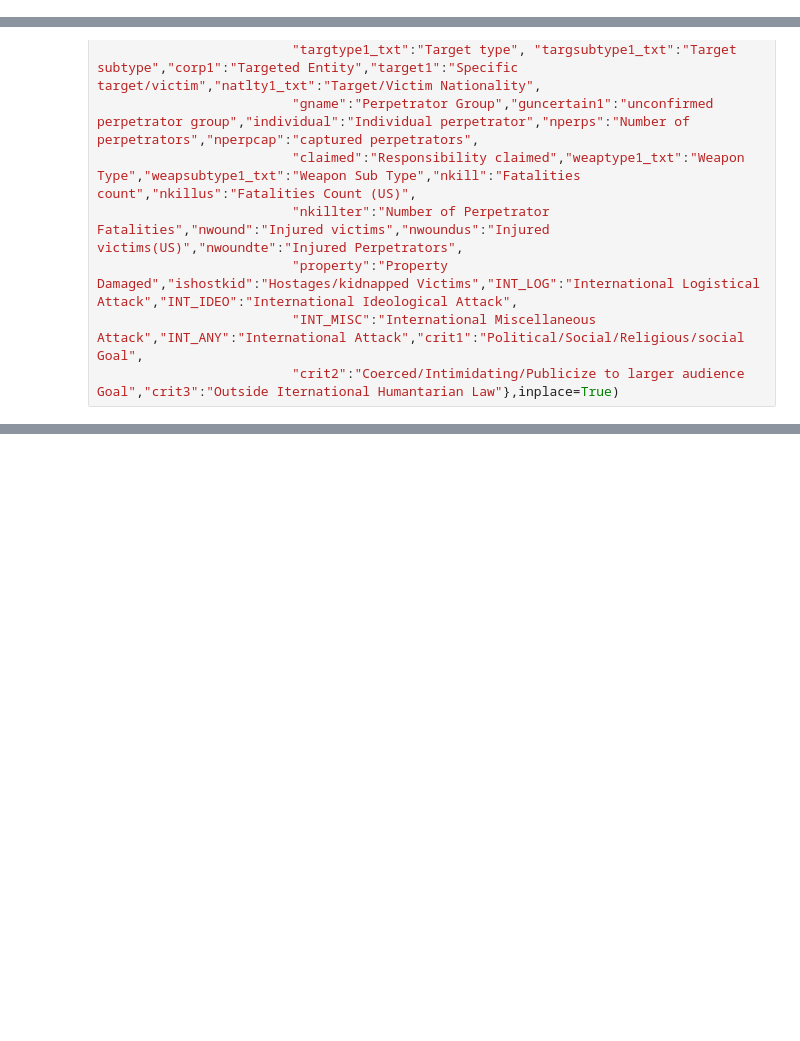
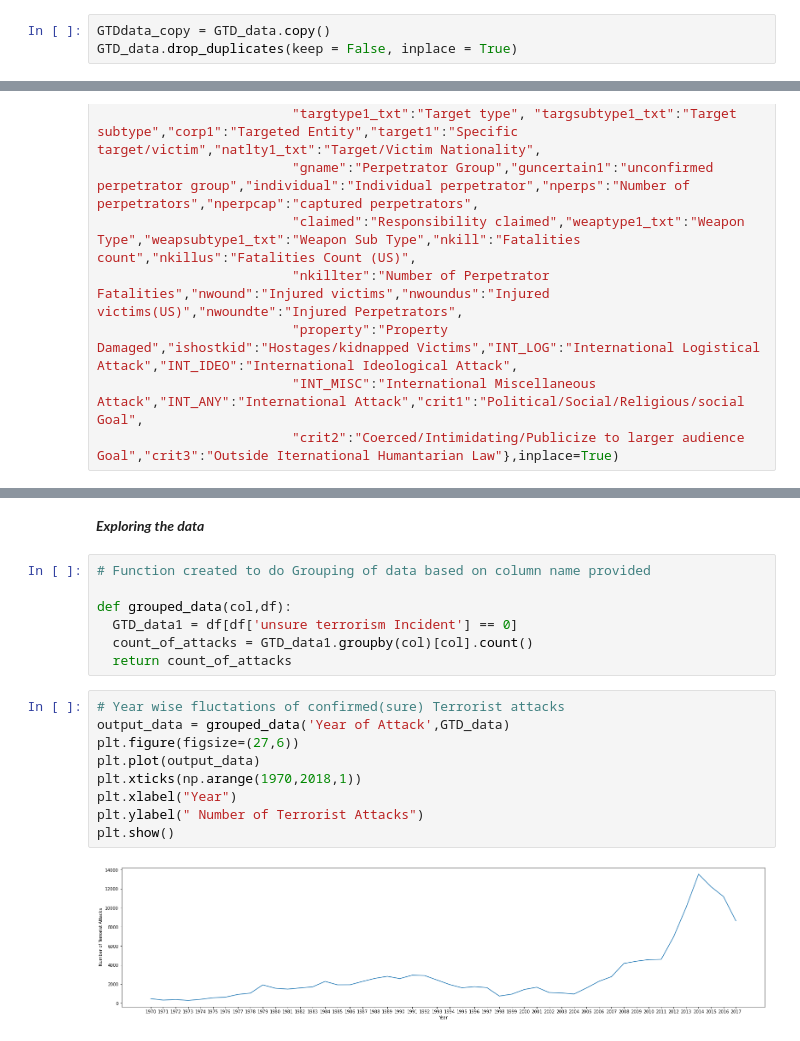
Before and after one commit to SAKSHIDHYANI/Global-Terrorism-Analysis, a Jupyter notebook: Global_Terrorism_Analysis.ipynb, the cells around one changed output, grey strips where cells are left out. Saved outputs shown, nothing was run; the diff lists cells and outputs as text; blank space fills up the shorter version.

Commit message:
Adding visualization plots

```diff
--- a/Global_Terrorism_Analysis.ipynb
+++ b/Global_Terrorism_Analysis.ipynb
@@ -81,5 +83,8 @@ cols_high_nullvalues_count
 cols_high_nullvalues_count.shape
 # %% [output]
 (77, 1)
+# %%
+GTDdata_copy = GTD_data.copy()
+GTD_data.drop_duplicates(keep = False, inplace = True)
 # %%
 #copying the original data into GTDdata to keep an original copy of the data
@@ -250,3 +276,23 @@ GTD_data.head(5)
 | 3 | 1970 | 1 | 0 | Greece | Western Europe | Attica | Athens | ... |
 | 4 | 1970 | 1 | 0 | Japan | East Asia | Fukouka | Fukouka | ... |
 | 5 | 1970 | 1 | 0 | United States | North America | Illinois | Cairo | ... |
+# %% [markdown]
+***Exploring the data***
+# %%
+# Function created to do Grouping of data based on column name provided
+
+def grouped_data(col,df):
+  GTD_data1 = df[df['unsure terrorism Incident'] == 0]
+  count_of_attacks = GTD_data1.groupby(col)[col].count()
+  return count_of_attacks
+# %%
+# Year wise fluctations of confirmed(sure) Terrorist attacks
+output_data = grouped_data('Year of Attack',GTD_data)
+plt.figure(figsize=(27,6))
+plt.plot(output_data)
+plt.xticks(np.arange(1970,2018,1))
+plt.xlabel("Year")
+plt.ylabel(" Number of Terrorist Attacks")
+plt.show()
+# %% [output]
+[figure, added]
```
Also changed, not shown: parts of 9 cells of this notebook.
